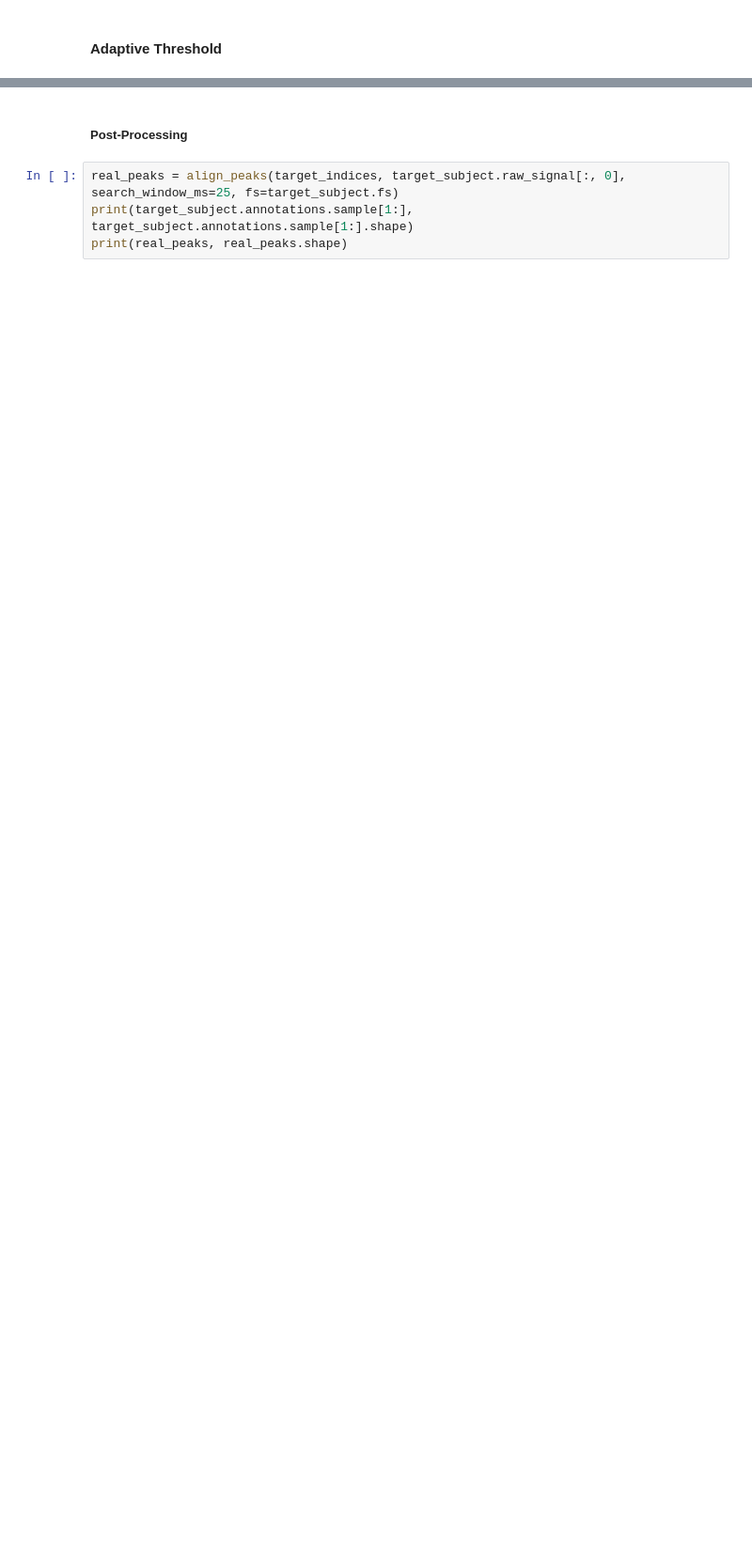
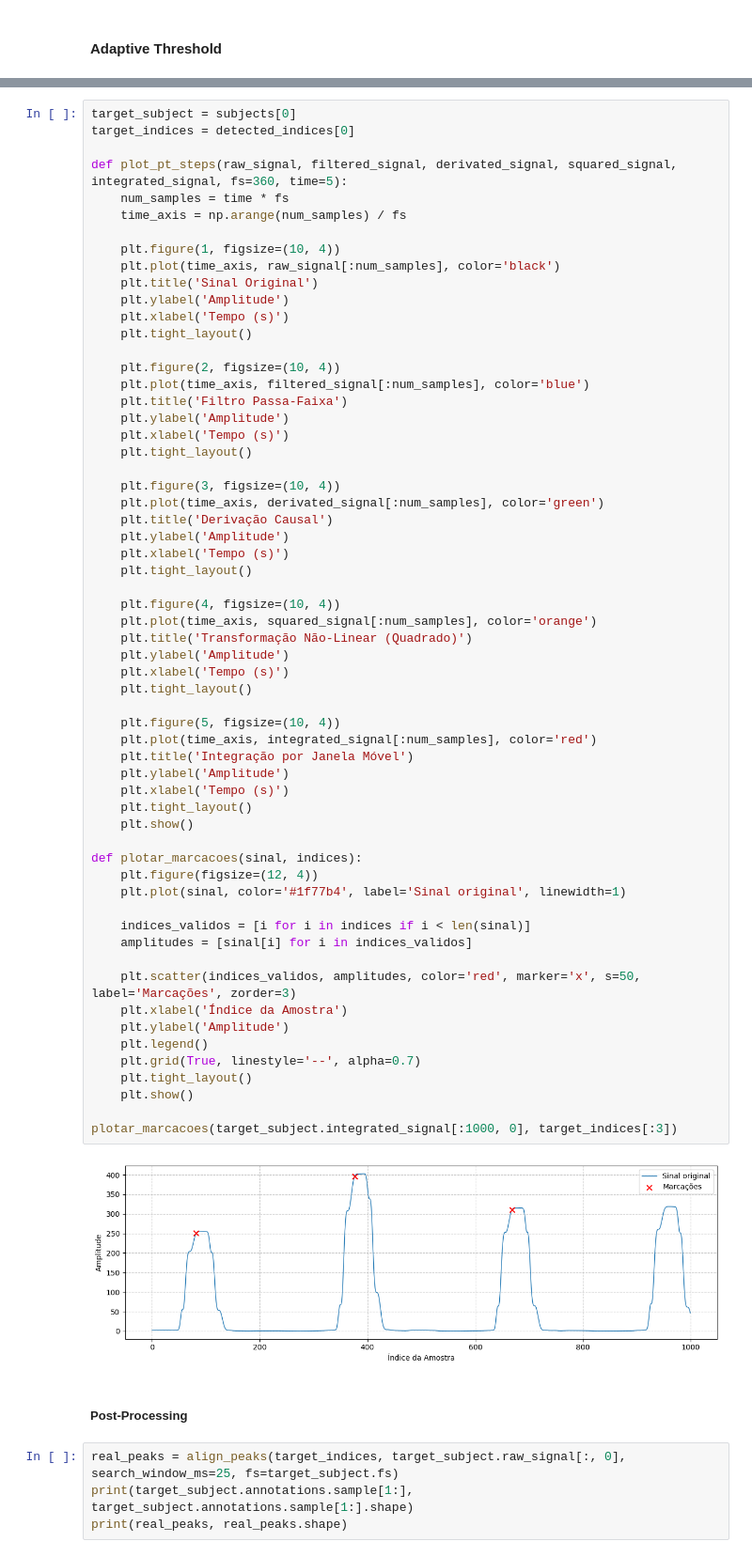
Before and after one commit to IgorVasconcelos1711/tcc-ecg-proccessing, a Jupyter notebook: code/israeli_data.ipynb, the cells around one changed output, grey strips where cells are left out. Shown at 94% size. Cells and saved outputs as stored; diff of their text form; blank space fills up the shorter version.

```diff
--- a/code/israeli_data.ipynb
+++ b/code/israeli_data.ipynb
@@ -70,3 +86,65 @@ plot_peak_markers(target_subject.integrated_signal[:1000, 0], target_indices[:3]
+# %%
+target_subject = subjects[0]
+target_indices = detected_indices[0]
+
+def plot_pt_steps(raw_signal, filtered_signal, derivated_signal, squared_signal, integrated_signal, fs=360, time=5):
+    num_samples = time * fs
+    time_axis = np.arange(num_samples) / fs
+
+    plt.figure(1, figsize=(10, 4))
+    plt.plot(time_axis, raw_signal[:num_samples], color='black')
+    plt.title('Sinal Original')
+    plt.ylabel('Amplitude')
+    plt.xlabel('Tempo (s)')
+    plt.tight_layout()
+
+    plt.figure(2, figsize=(10, 4))
+    plt.plot(time_axis, filtered_signal[:num_samples], color='blue')
+    plt.title('Filtro Passa-Faixa')
+    plt.ylabel('Amplitude')
+    plt.xlabel('Tempo (s)')
+    plt.tight_layout()
+
+    plt.figure(3, figsize=(10, 4))
+    plt.plot(time_axis, derivated_signal[:num_samples], color='green')
+    plt.title('Derivação Causal')
+    plt.ylabel('Amplitude')
+    plt.xlabel('Tempo (s)')
+    plt.tight_layout()
+
+    plt.figure(4, figsize=(10, 4))
+    plt.plot(time_axis, squared_signal[:num_samples], color='orange')
+    plt.title('Transformação Não-Linear (Quadrado)')
+    plt.ylabel('Amplitude')
+    plt.xlabel('Tempo (s)')
+    plt.tight_layout()
+
+    plt.figure(5, figsize=(10, 4))
+    plt.plot(time_axis, integrated_signal[:num_samples], color='red')
+    plt.title('Integração por Janela Móvel')
+    plt.ylabel('Amplitude')
+    plt.xlabel('Tempo (s)')
+    plt.tight_layout()
+    plt.show()
+
+def plotar_marcacoes(sinal, indices):
+    plt.figure(figsize=(12, 4))
+    plt.plot(sinal, color='#1f77b4', label='Sinal original', linewidth=1)
+
+    indices_validos = [i for i in indices if i < len(sinal)]
+    amplitudes = [sinal[i] for i in indices_validos]
+
+    plt.scatter(indices_validos, amplitudes, color='red', marker='x', s=50, label='Marcações', zorder=3)
+    plt.xlabel('Índice da Amostra')
+    plt.ylabel('Amplitude')
+    plt.legend()
+    plt.grid(True, linestyle='--', alpha=0.7)
+    plt.tight_layout()
+    plt.show()
+
+plotar_marcacoes(target_subject.integrated_signal[:1000, 0], target_indices[:3])
+# %% [output]
+[figure, added]
 # %% [markdown]
 ##### Post-Processing
 # %%
```
Also changed, not shown: parts of 20 cells of this notebook, 4 other files.
